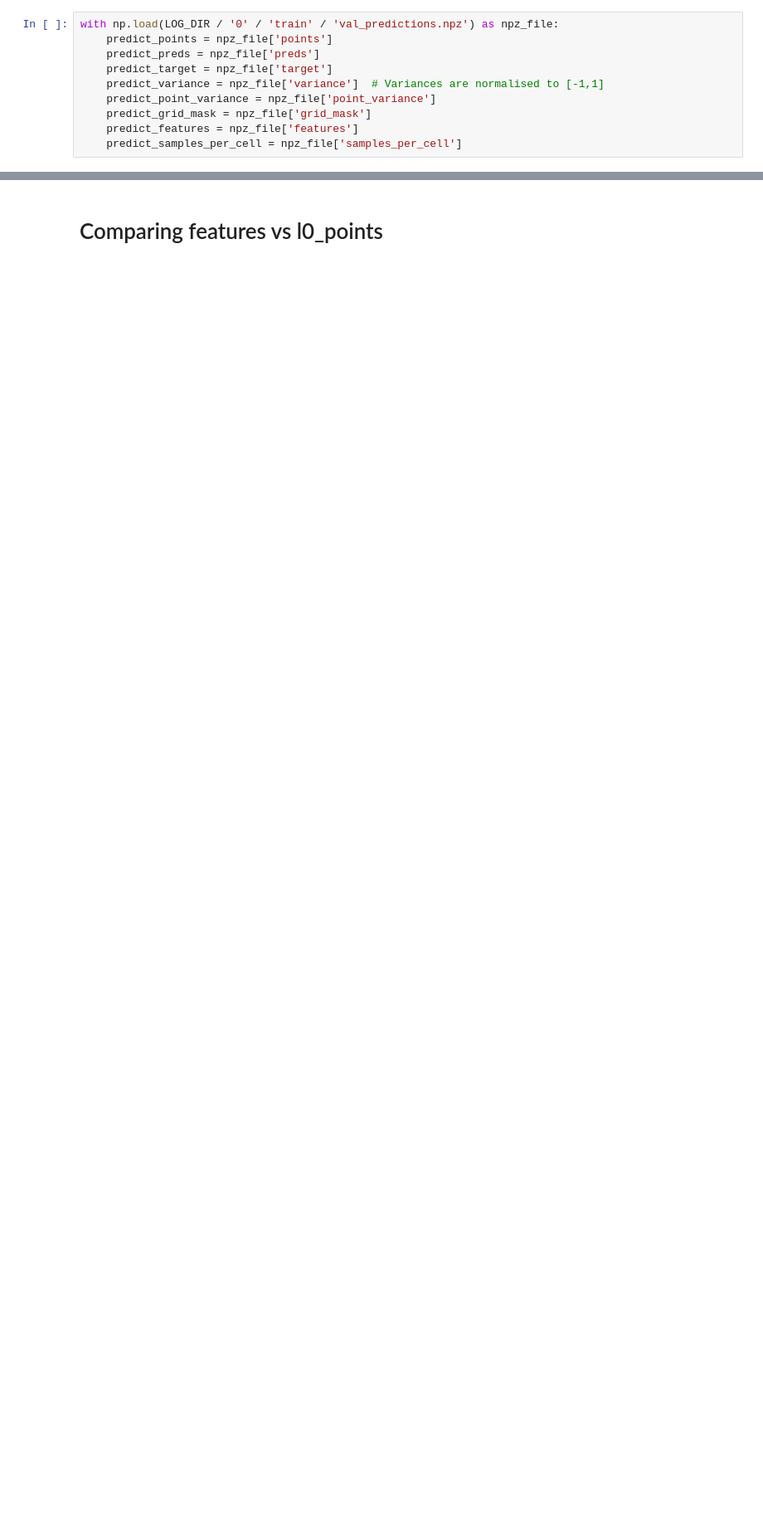
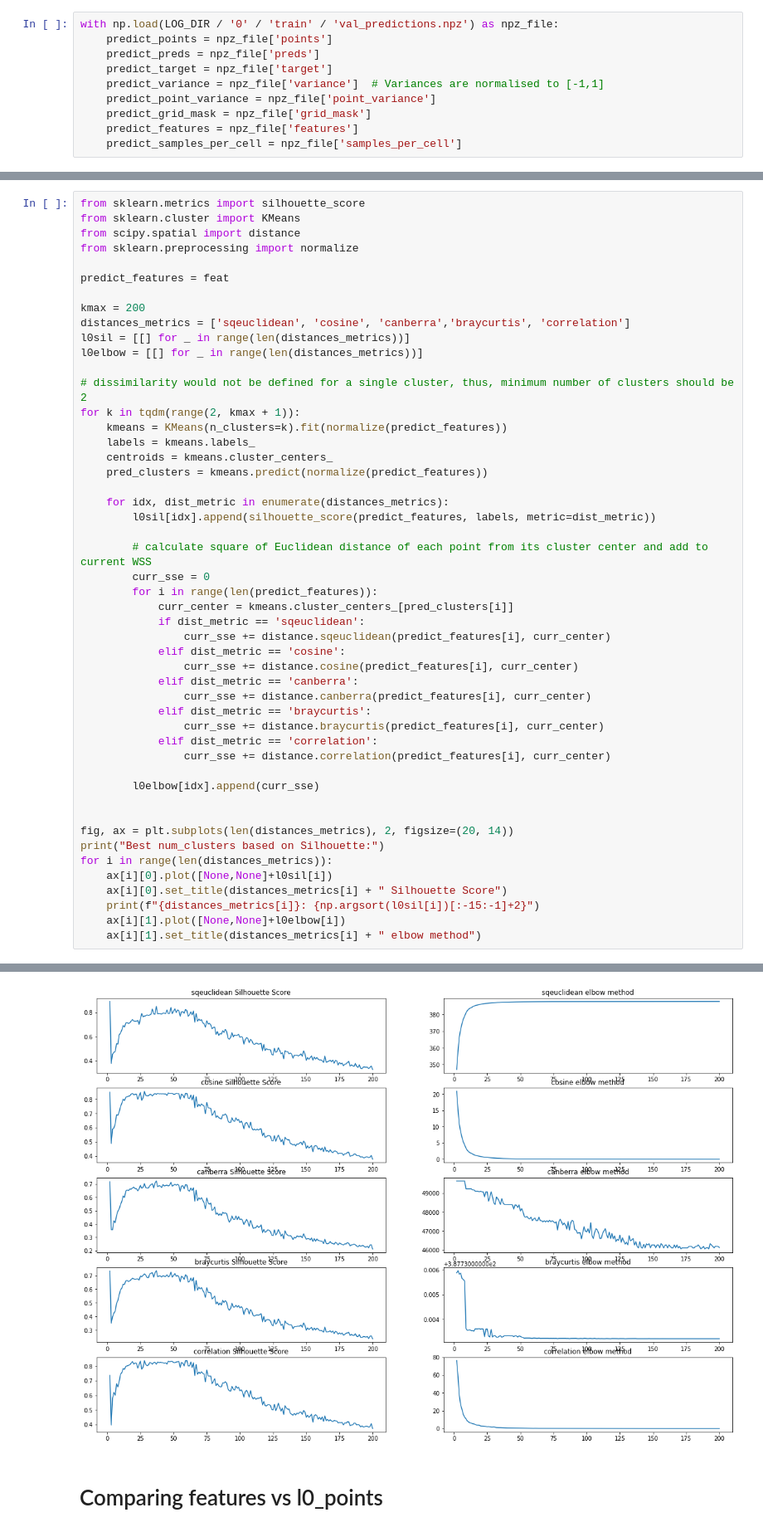
Before and after one commit to LucHayward/Pointnet_Pointnet2_pytorch, a Jupyter notebook: Acquisition_function_testing.ipynb, the cells around one changed output, grey strips where cells are left out. Shown at 83% size. Cells and saved outputs as stored; diff of their text form; blank space fills up the shorter version.

```diff
--- a/Acquisition_function_testing.ipynb
+++ b/Acquisition_function_testing.ipynb
@@ -19,0 +32,50 @@ with np.load(LOG_DIR / '0' / 'train' / 'val_predictions.npz') as npz_file:
+# %%
+from sklearn.metrics import silhouette_score
+from sklearn.cluster import KMeans
+from scipy.spatial import distance
+from sklearn.preprocessing import normalize
+
+predict_features = feat
+
+kmax = 200
+distances_metrics = ['sqeuclidean', 'cosine', 'canberra','braycurtis', 'correlation']
+l0sil = [[] for _ in range(len(distances_metrics))]
+l0elbow = [[] for _ in range(len(distances_metrics))]
+
+# dissimilarity would not be defined for a single cluster, thus, minimum number of clusters should be 2
+for k in tqdm(range(2, kmax + 1)):
+    kmeans = KMeans(n_clusters=k).fit(normalize(predict_features))
+    labels = kmeans.labels_
+    centroids = kmeans.cluster_centers_
+    pred_clusters = kmeans.predict(normalize(predict_features))
+
+    for idx, dist_metric in enumerate(distances_metrics):
+        l0sil[idx].append(silhouette_score(predict_features, labels, metric=dist_metric))
+
+        # calculate square of Euclidean distance of each point from its cluster center and add to current WSS
+        curr_sse = 0
+        for i in range(len(predict_features)):
+            curr_center = kmeans.cluster_centers_[pred_clusters[i]]
+            if dist_metric == 'sqeuclidean':
+                curr_sse += distance.sqeuclidean(predict_features[i], curr_center)
+            elif dist_metric == 'cosine':
+                curr_sse += distance.cosine(predict_features[i], curr_center)
+            elif dist_metric == 'canberra':
+                curr_sse += distance.canberra(predict_features[i], curr_center)
+            elif dist_metric == 'braycurtis':
+                curr_sse += distance.braycurtis(predict_features[i], curr_center)
+            elif dist_metric == 'correlation':
+                curr_sse += distance.correlation(predict_features[i], curr_center)
+
+        l0elbow[idx].append(curr_sse)
+
+
+fig, ax = plt.subplots(len(distances_metrics), 2, figsize=(20, 14))
+print("Best num_clusters based on Silhouette:")
+for i in range(len(distances_metrics)):
+    ax[i][0].plot([None,None]+l0sil[i])
+    ax[i][0].set_title(distances_metrics[i] + " Silhouette Score")
+    print(f"{distances_metrics[i]}: {np.argsort(l0sil[i])[:-15:-1]+2}")
+    ax[i][1].plot([None,None]+l0elbow[i])
+    ax[i][1].set_title(distances_metrics[i] + " elbow method")
+# %% [output]
@@ -20,2 +88,3 @@ with np.load(LOG_DIR / '0' / 'train' / 'val_predictions.npz') as npz_file:
+[figure, added]
 # %% [markdown]
 # Comparing features vs l0_points
```
Also changed, not shown: parts of 5 cells of this notebook, 1 other file.
